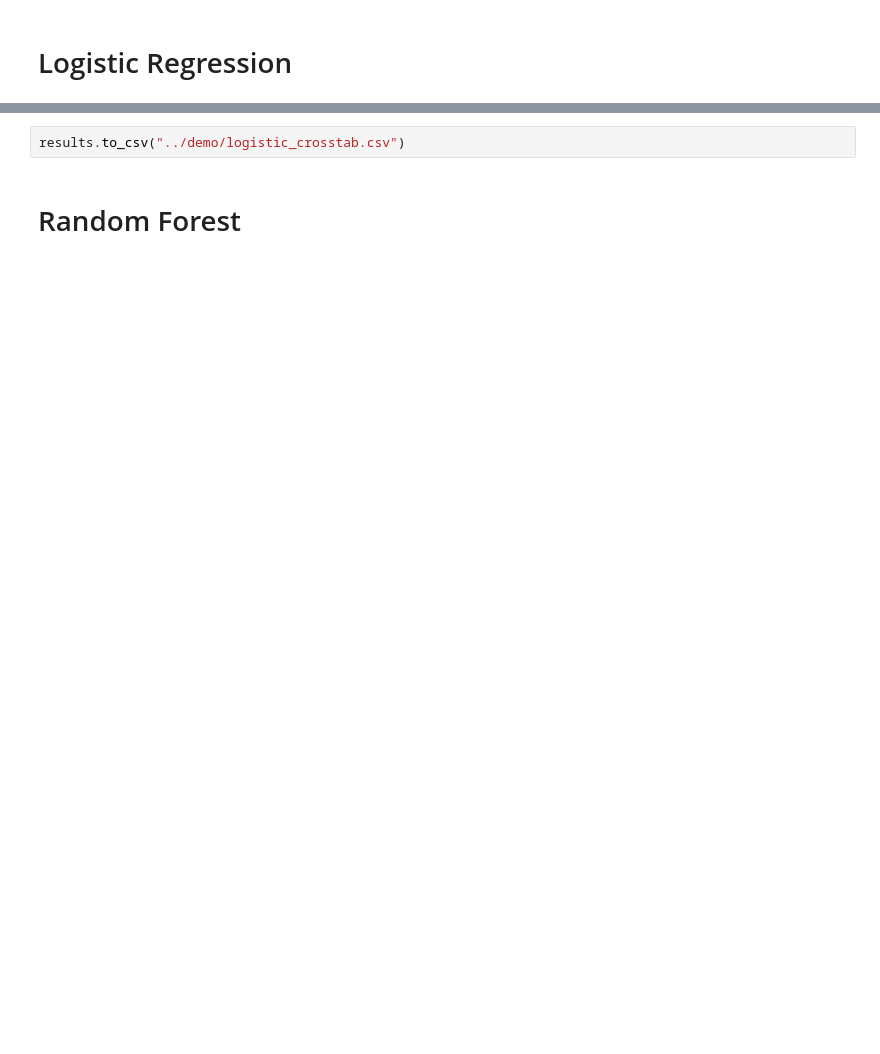
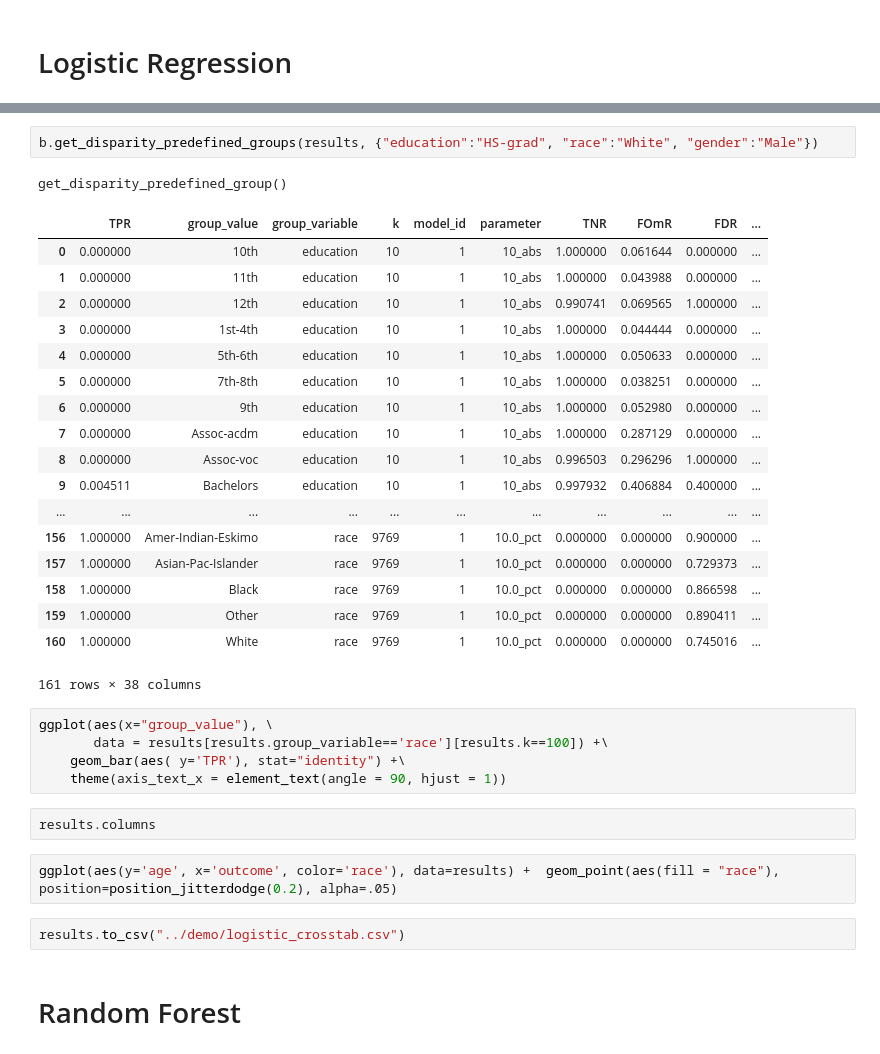
Before and after one commit to deparkes/aequitas, a Jupyter notebook: src/Adult data set.ipynb, the cells around one changed output, grey strips where cells are left out. Saved outputs shown, nothing was run; the diff lists cells and outputs as text; blank space fills up the shorter version.

```diff
--- a/src/Adult data set.ipynb
+++ b/src/Adult data set.ipynb
@@ -228,3 +351,34 @@ results
+# %%
+b.get_disparity_predefined_groups(results, {"education":"HS-grad", "race":"White", "gender":"Male"})
+# %% [output]
+get_disparity_predefined_group()
+|  | TPR | group_value | group_variable | k | model_id | parameter | TNR | FOmR | FDR | ... |
+| 0 | 0.000000 | 10th | education | 10 | 1 | 10_abs | 1.000000 | 0.061644 | 0.000000 | ... |
+| 1 | 0.000000 | 11th | education | 10 | 1 | 10_abs | 1.000000 | 0.043988 | 0.000000 | ... |
+| 2 | 0.000000 | 12th | education | 10 | 1 | 10_abs | 0.990741 | 0.069565 | 1.000000 | ... |
+| 3 | 0.000000 | 1st-4th | education | 10 | 1 | 10_abs | 1.000000 | 0.044444 | 0.000000 | ... |
+| 4 | 0.000000 | 5th-6th | education | 10 | 1 | 10_abs | 1.000000 | 0.050633 | 0.000000 | ... |
+| 5 | 0.000000 | 7th-8th | education | 10 | 1 | 10_abs | 1.000000 | 0.038251 | 0.000000 | ... |
+| 6 | 0.000000 | 9th | education | 10 | 1 | 10_abs | 1.000000 | 0.052980 | 0.000000 | ... |
+| 7 | 0.000000 | Assoc-acdm | education | 10 | 1 | 10_abs | 1.000000 | 0.287129 | 0.000000 | ... |
+| 8 | 0.000000 | Assoc-voc | education | 10 | 1 | 10_abs | 0.996503 | 0.296296 | 1.000000 | ... |
+| 9 | 0.004511 | Bachelors | education | 10 | 1 | 10_abs | 0.997932 | 0.406884 | 0.400000 | ... |
+| ... | ... | ... | ... | ... | ... | ... | ... | ... | ... | ... |
+| 156 | 1.000000 | Amer-Indian-Eskimo | race | 9769 | 1 | 10.0_pct | 0.000000 | 0.000000 | 0.900000 | ... |
+| 157 | 1.000000 | Asian-Pac-Islander | race | 9769 | 1 | 10.0_pct | 0.000000 | 0.000000 | 0.729373 | ... |
+| 158 | 1.000000 | Black | race | 9769 | 1 | 10.0_pct | 0.000000 | 0.000000 | 0.866598 | ... |
+| 159 | 1.000000 | Other | race | 9769 | 1 | 10.0_pct | 0.000000 | 0.000000 | 0.890411 | ... |
+| 160 | 1.000000 | White | race | 9769 | 1 | 10.0_pct | 0.000000 | 0.000000 | 0.745016 | ... |
+161 rows × 38 columns
+# %%
+ggplot(aes(x="group_value"), \
+       data = results[results.group_variable=='race'][results.k==100]) +\
+    geom_bar(aes( y='TPR'), stat="identity") +\
+    theme(axis_text_x = element_text(angle = 90, hjust = 1))
+# %%
+results.columns
+# %%
+ggplot(aes(y='age', x='outcome', color='race'), data=results) +  geom_point(aes(fill = "race"), position=position_jitterdodge(0.2), alpha=.05)
 # %%
 results.to_csv("../demo/logistic_crosstab.csv")
 # %% [markdown]
```
Also changed, not shown: parts of 29 cells of this notebook, 4 other files.
